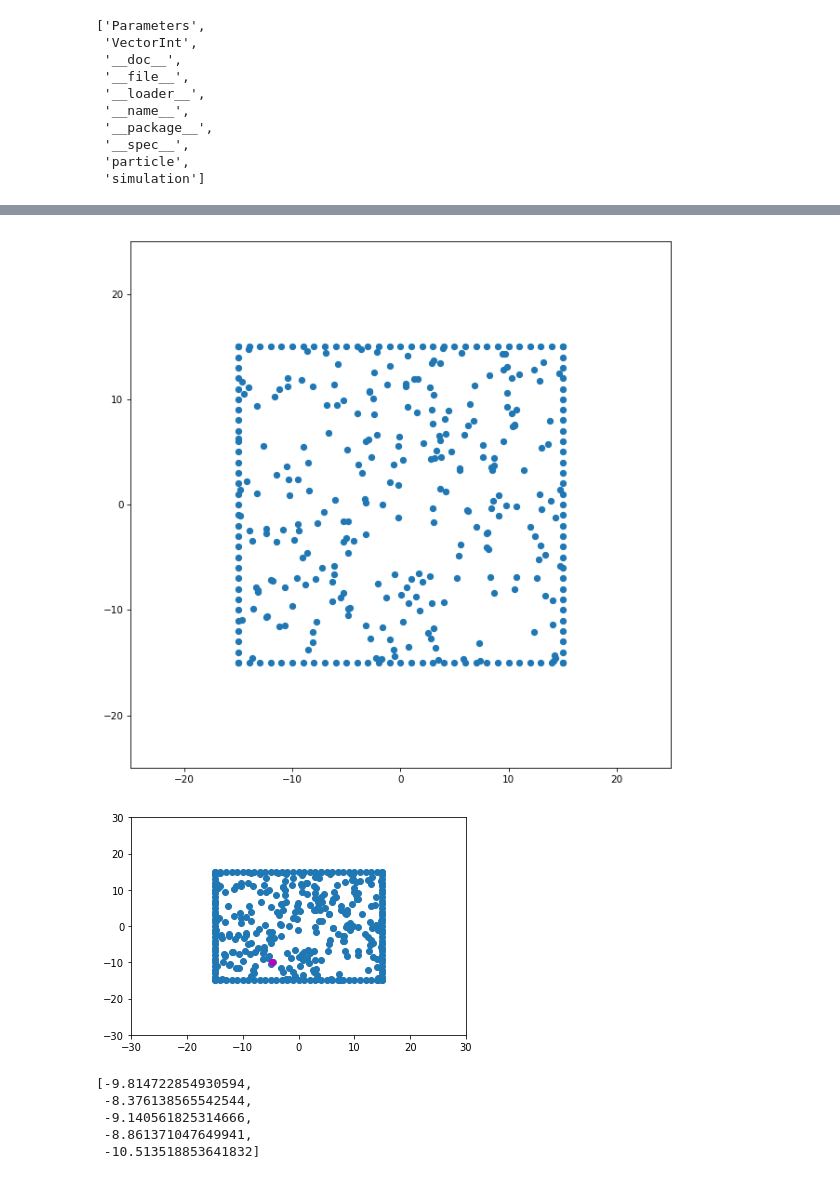
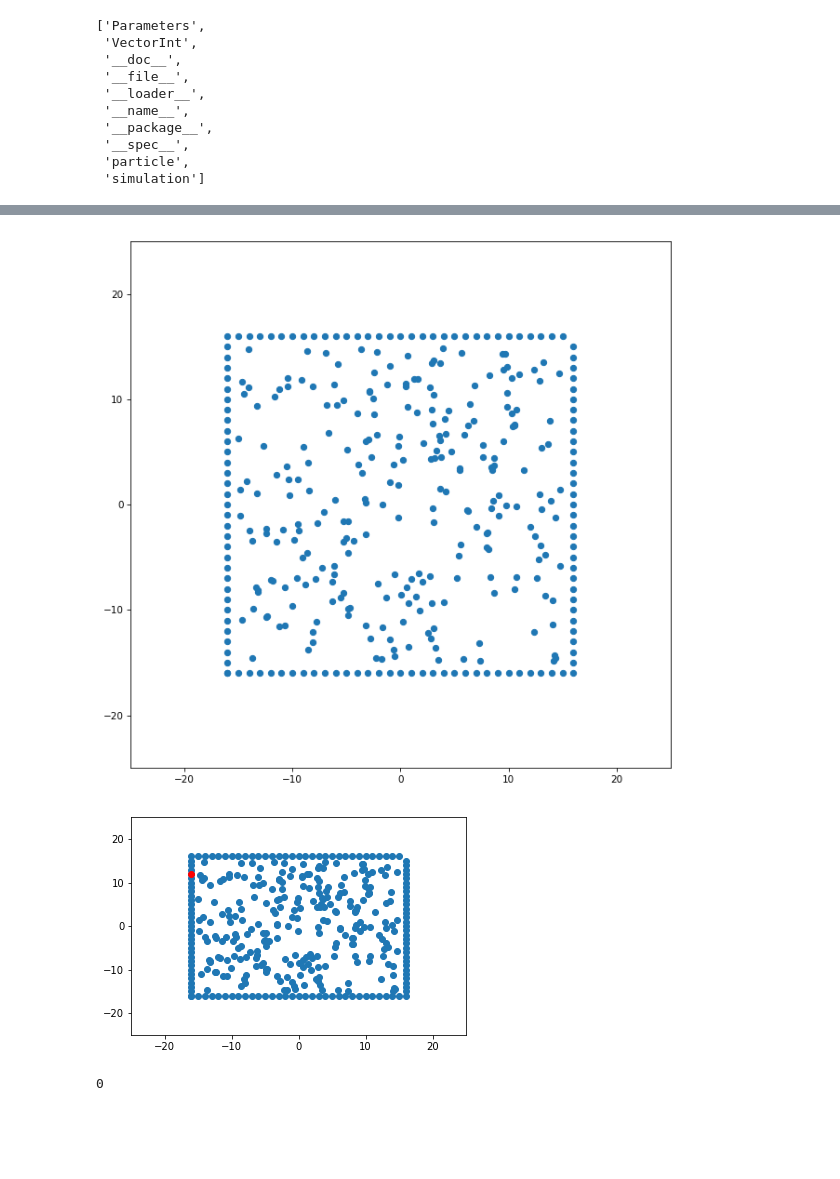
Before and after one commit to nrstillman/CAPMD, a Jupyter notebook: testing_capmd_python.ipynb, the cells around one changed output, grey strips where cells are left out. Drawn from its saved outputs; the diff is of its cells as text; code cells hidden in the pictures; blank space fills up the shorter version.

```diff
--- a/testing_capmd_python.ipynb
+++ b/testing_capmd_python.ipynb
@@ -26,7 +27,7 @@ dir(capmd)
 # %%
 sim = capmd.simulation();
 # %%
-sim.N = 250;
+sim.N = 10;
 sim.dt = 0.01
 # %%
 sim.initialise();
@@ -52,6 +51,6 @@ sim.popSize()
 N = sim.popSize()
 NB = sim.boundarySize()
 
-a = range(N)
+a = range(N + NB)
 a
 # %% [output]
@@ -64,9 +85,9 @@ r = sim.getPopulationRadius(index)
 # %%
 x = []
 y = []
-for n in range(N):
-    x.append(a[n][0])
-    y.append(a[n][1])
+for n in a:
+    x.append(n[0])
+    y.append(n[1])
 # %%
 dpi = 75
 fig,ax = plt.subplots(figsize=(10,10), dpi=dpi)
@@ -76,11 +97,11 @@ plt.xlim(-25,25)
 plt.ylim(-25,25)
 plt.show()
 # %% [output]
-[figure, old version]
+[figure, new version]
 # %%
 
-track_id = [20]
-index = capmd.VectorInt(track_id)
+track_id = 124
+index = capmd.VectorInt([track_id])
 # %%
 a = sim.getPopulationPosition(index)
 # %%
@@ -91,9 +112,9 @@ for n in range(len(index)):
     yp.append(a[n][1])
 # %%
 plt.scatter(x,y)
-plt.scatter(xp,yp, color = 'm')
-plt.xlim(-30,30)
-plt.ylim(-30,30)
+plt.scatter(xp,yp, color = 'r')
+plt.xlim(-25,25)
+plt.ylim(-25,25)
 plt.show()
 # %% [output]
-[figure, old version]
+[figure, new version]
@@ -104,19 +127,17 @@ xn = []
 yn = []
 
 for i in index:
+    print(i)
+    sim.getParticle(i)
     pn = sim.getNeighbours(sim.getParticle(i));
     n.append(sim.getPopulationPosition(pn))
     for nx in sim.getPopulationPosition(pn):
         xn.append(nx[0])
         yn.append(nx[1])
-xn
-yn
+# xn
+# yn
 # %% [output]
-[-9.814722854930594,
- -8.376138565542544,
- -9.140561825314666,
- -8.861371047649941,
- -10.513518853641832]
+0
 # %%
 s = lambda x : [1e2*r for r in x]
 
```
Also changed, not shown: parts of 19 cells of this notebook.
